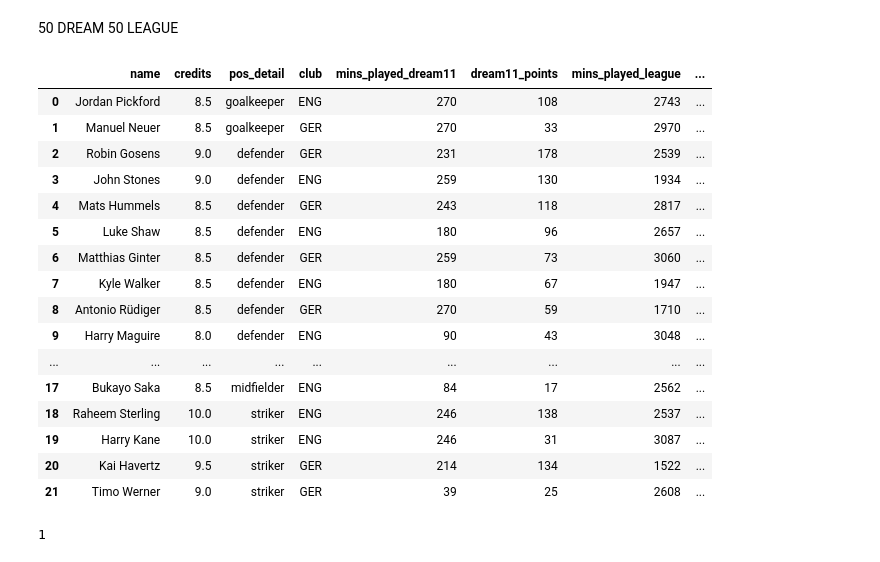
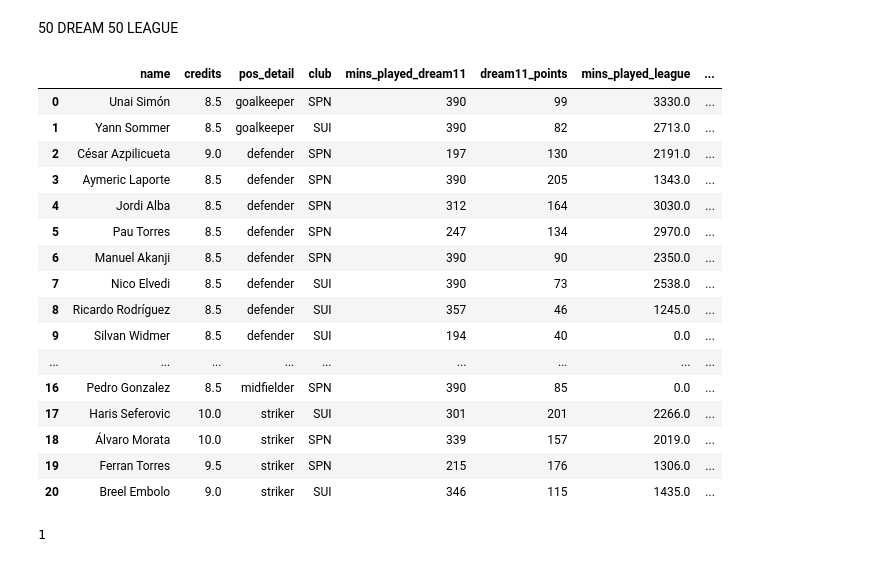
Before and after one commit to Venkat3103/fantasy-football, a Jupyter notebook: Compute_Teams.ipynb, the cells around one changed output. Cells and saved outputs as stored; diff of their text form; code cells hidden in the pictures.

```diff
--- a/Compute_Teams.ipynb
+++ b/Compute_Teams.ipynb
@@ -67,5 +67,5 @@ Saving ENGvsGER_DREAM11.xlsx to ENGvsGER_DREAM11 (1).xlsx
 # %%
-dream11_data=pd.read_excel(io.BytesIO(uploaded['ENGvsGER_DREAM11.xlsx']))
+dream11_data=pd.read_excel(io.BytesIO(uploaded['SPNvsSUI_DREAM11.xlsx']))
 dream_name=dream11_data.name.tolist()
 dream_name
 # %% [output]
@@ -108,0 +89,5 @@ dream11_data
+# %%
+dream11_data['avg_time_dream11'] = dream11_data['mins_played']/dream11_data['mat_played']
+dream11_data['avg_time_dream11'] = dream11_data.avg_time_dream11.fillna(0);
+#dream11_data = dream11_data[dream11_data['avg_time_dream11']>30]
+dream11_data
@@ -249,0 +254,5 @@ See the caveats in the documentation: https://pandas.pydata.org/pandas-docs/stab
+# %%
+dream11_data
+dream11_data = dream11_data[dream11_data['avg_time_dream11']>30]
+dream11_data.reset_index(drop=True,inplace=True)
+dream11_data
@@ -276,6 +282,9 @@ temp_data = pd.merge(dream11_data,final_league_data,on='name',how='left');
 final_data = temp_data[['name','epl_value','pos_detail','club','mins_played_x','epl_points','mins_played_y','dream_points',"is_playing"]]
 final_data.rename(columns = {'mins_played_x' : 'mins_played_dream11' , 'mins_played_y' : 'mins_played_league', 'epl_points' : 'dream11_points', 'epl_value' : 'credits' }, inplace=True)
 final_data.sort_values(by="pos_detail",ascending=True)
+final_data['mins_played_league'] = final_data.mins_played_league.fillna(0);
+final_data['dream_points'] = final_data.dream_points.fillna(0);
+final_data
 # %% [output]
 A value is trying to be set on a copy of a slice from a DataFrame
 
@@ -558,26 +577,26 @@ print("\n Total Points: {}, Raw Player Points: {}, Cost: {}, Captain: {}, Vice-C
 # %%
 D50L50 = final_data.copy()
 D50L50['ppm'] = ((0.50*final_data['dream11_points']) + (0.50*final_data['dream_points'])) / ((0.50*(final_data['mins_played_dream11'])/90) + (0.50*((final_data['mins_played_league'])/90)))
-D50L50['ppm'].fillna(0)
+D50L50['ppm'] = D50L50['ppm'].fillna(0)
 D50L50
 # %% [output]
 |  | name | credits | pos_detail | club | mins_played_dream11 | dream11_points | mins_played_league | ... |
-| 0 | Jordan Pickford | 8.5 | goalkeeper | ENG | 270 | 108 | 2743 | ... |
-| 1 | Manuel Neuer | 8.5 | goalkeeper | GER | 270 | 33 | 2970 | ... |
-| 2 | Robin Gosens | 9.0 | defender | GER | 231 | 178 | 2539 | ... |
-| 3 | John Stones | 9.0 | defender | ENG | 259 | 130 | 1934 | ... |
-| 4 | Mats Hummels | 8.5 | defender | GER | 243 | 118 | 2817 | ... |
-| 5 | Luke Shaw | 8.5 | defender | ENG | 180 | 96 | 2657 | ... |
-| 6 | Matthias Ginter | 8.5 | defender | GER | 259 | 73 | 3060 | ... |
-| 7 | Kyle Walker | 8.5 | defender | ENG | 180 | 67 | 1947 | ... |
-| 8 | Antonio Rüdiger | 8.5 | defender | GER | 270 | 59 | 1710 | ... |
-| 9 | Harry Maguire | 8.0 | defender | ENG | 90 | 43 | 3048 | ... |
+| 0 | Unai Simón | 8.5 | goalkeeper | SPN | 390 | 99 | 3330.0 | ... |
+| 1 | Yann Sommer | 8.5 | goalkeeper | SUI | 390 | 82 | 2713.0 | ... |
+| 2 | César Azpilicueta | 9.0 | defender | SPN | 197 | 130 | 2191.0 | ... |
+| 3 | Aymeric Laporte | 8.5 | defender | SPN | 390 | 205 | 1343.0 | ... |
+| 4 | Jordi Alba | 8.5 | defender | SPN | 312 | 164 | 3030.0 | ... |
+| 5 | Pau Torres | 8.5 | defender | SPN | 247 | 134 | 2970.0 | ... |
+| 6 | Manuel Akanji | 8.5 | defender | SPN | 390 | 90 | 2350.0 | ... |
+| 7 | Nico Elvedi | 8.5 | defender | SUI | 390 | 73 | 2538.0 | ... |
+| 8 | Ricardo Rodríguez | 8.5 | defender | SUI | 357 | 46 | 1245.0 | ... |
+| 9 | Silvan Widmer | 8.5 | defender | SUI | 194 | 40 | 0.0 | ... |
 | ... | ... | ... | ... | ... | ... | ... | ... | ... |
-| 17 | Bukayo Saka | 8.5 | midfielder | ENG | 84 | 17 | 2562 | ... |
-| 18 | Raheem Sterling | 10.0 | striker | ENG | 246 | 138 | 2537 | ... |
-| 19 | Harry Kane | 10.0 | striker | ENG | 246 | 31 | 3087 | ... |
-| 20 | Kai Havertz | 9.5 | striker | GER | 214 | 134 | 1522 | ... |
-| 21 | Timo Werner | 9.0 | striker | GER | 39 | 25 | 2608 | ... |
+| 16 | Pedro Gonzalez | 8.5 | midfielder | SPN | 390 | 85 | 0.0 | ... |
+| 17 | Haris Seferovic | 10.0 | striker | SUI | 301 | 201 | 2266.0 | ... |
+| 18 | Álvaro Morata | 10.0 | striker | SPN | 339 | 157 | 2019.0 | ... |
+| 19 | Ferran Torres | 9.5 | striker | SPN | 215 | 176 | 1306.0 | ... |
+| 20 | Breel Embolo | 9.0 | striker | SUI | 346 | 115 | 1435.0 | ... |
 # %%
 #lp for finding team
 data = D50L50.copy();
```
Also changed, not shown: parts of 27 cells of this notebook.
